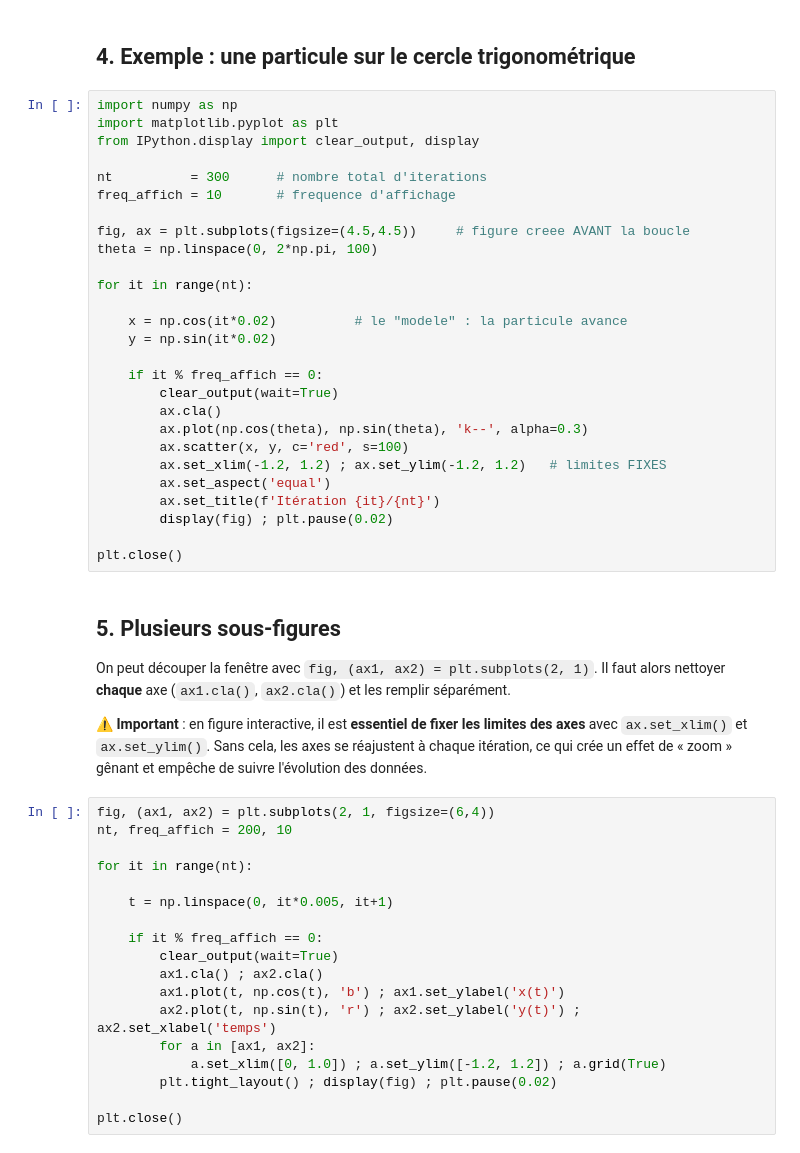
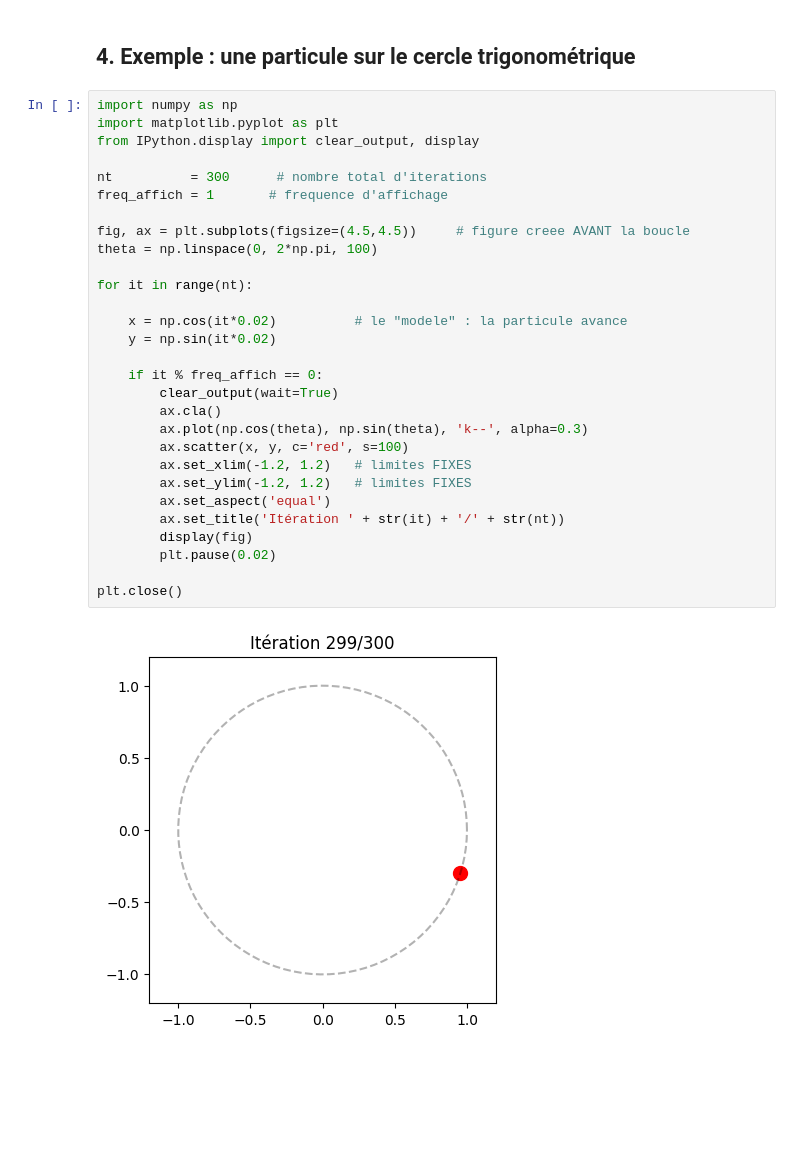
Before and after one commit to jouvetg/modnum, a Jupyter notebook: 02_tutoriel/02_tutoriel.ipynb, the cells around one changed output. Cells and saved outputs as stored; diff of their text form; blank space fills up the shorter version.

```diff
--- a/02_tutoriel/02_tutoriel.ipynb
+++ b/02_tutoriel/02_tutoriel.ipynb
@@ -47,54 +49,34 @@ for it in range(nt):
 # %%
 import numpy as np
 import matplotlib.pyplot as plt
 from IPython.display import clear_output, display
 
 nt          = 300      # nombre total d'iterations
-freq_affich = 10       # frequence d'affichage
+freq_affich = 1       # frequence d'affichage
 
 fig, ax = plt.subplots(figsize=(4.5,4.5))     # figure creee AVANT la boucle
 theta = np.linspace(0, 2*np.pi, 100)
 
 for it in range(nt):
 
     x = np.cos(it*0.02)          # le "modele" : la particule avance
     y = np.sin(it*0.02)
 
     if it % freq_affich == 0:
         clear_output(wait=True)
         ax.cla()
         ax.plot(np.cos(theta), np.sin(theta), 'k--', alpha=0.3)
         ax.scatter(x, y, c='red', s=100)
-        ax.set_xlim(-1.2, 1.2) ; ax.set_ylim(-1.2, 1.2)   # limites FIXES
+        ax.set_xlim(-1.2, 1.2)   # limites FIXES
+        ax.set_ylim(-1.2, 1.2)   # limites FIXES
         ax.set_aspect('equal')
-        ax.set_title(f'Itération {it}/{nt}')
-        display(fig) ; plt.pause(0.02)
+        ax.set_title('Itération ' + str(it) + '/' + str(nt))
+        display(fig)
+        plt.pause(0.02)
 
 plt.close()
+# %% [output]
+[figure, added]
-# %% [markdown]
-## 5. Plusieurs sous-figures
-
-On peut découper la fenêtre avec `fig, (ax1, ax2) = plt.subplots(2, 1)`. Il faut alors nettoyer **chaque** axe (`ax1.cla()`, `ax2.cla()`) et les remplir séparément.
-
-**⚠️ Important** : en figure interactive, il est **essentiel de fixer les limites des axes** avec `ax.set_xlim()` et `ax.set_ylim()`. Sans cela, les axes se réajustent à chaque itération, ce qui crée un effet de « zoom » gênant et empêche de suivre l'évolution des données.
-# %%
-fig, (ax1, ax2) = plt.subplots(2, 1, figsize=(6,4))
-nt, freq_affich = 200, 10
-
-for it in range(nt):
-
-    t = np.linspace(0, it*0.005, it+1)
-
-    if it % freq_affich == 0:
-        clear_output(wait=True)
-        ax1.cla() ; ax2.cla()
-        ax1.plot(t, np.cos(t), 'b') ; ax1.set_ylabel('x(t)')
-        ax2.plot(t, np.sin(t), 'r') ; ax2.set_ylabel('y(t)') ; ax2.set_xlabel('temps')
-        for a in [ax1, ax2]:
-            a.set_xlim([0, 1.0]) ; a.set_ylim([-1.2, 1.2]) ; a.grid(True)
-        plt.tight_layout() ; display(fig) ; plt.pause(0.02)
-
-plt.close()
 # %% [markdown]
 ## À expérimenter
 
```
Also changed, not shown: parts of 2 cells of this notebook, 44 other files.
